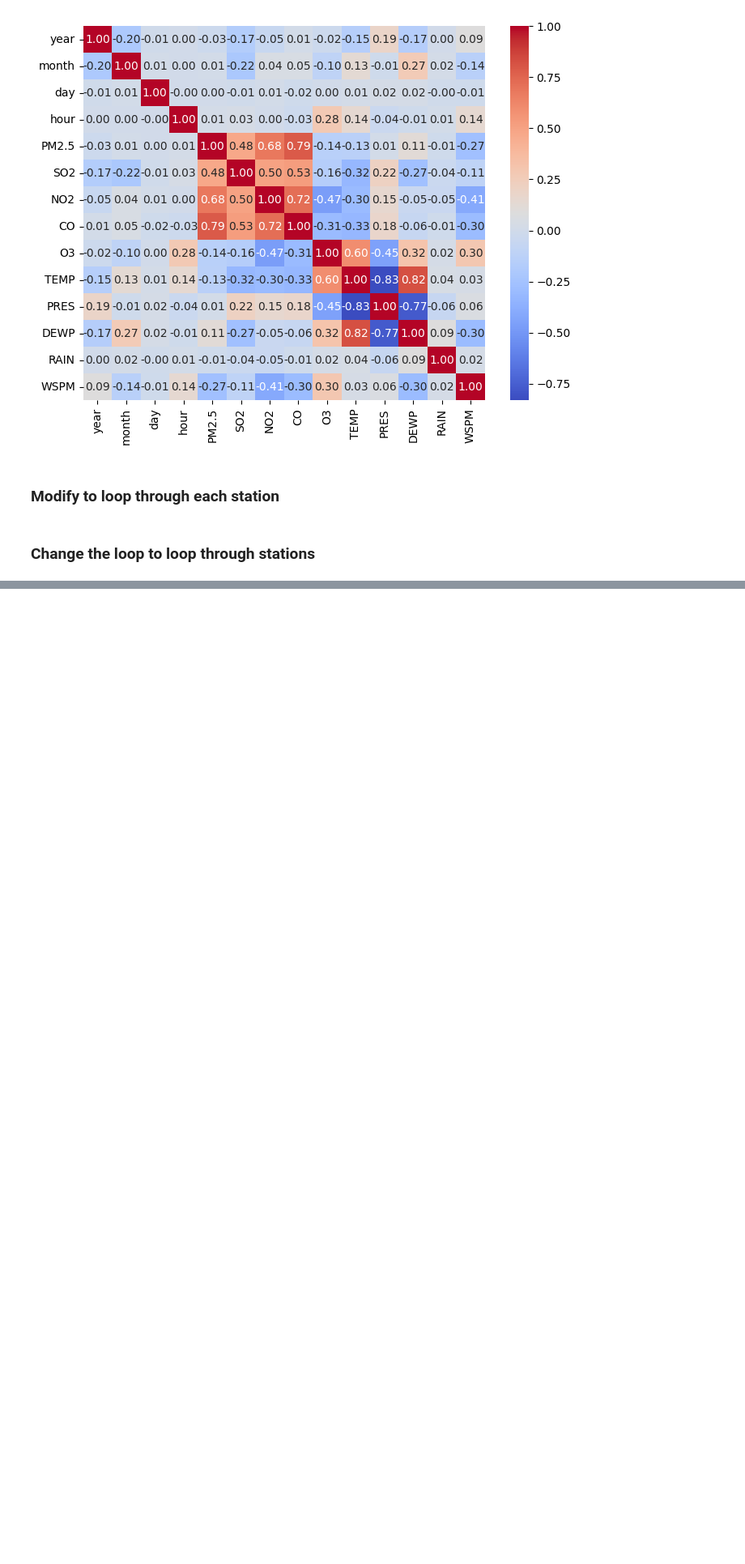
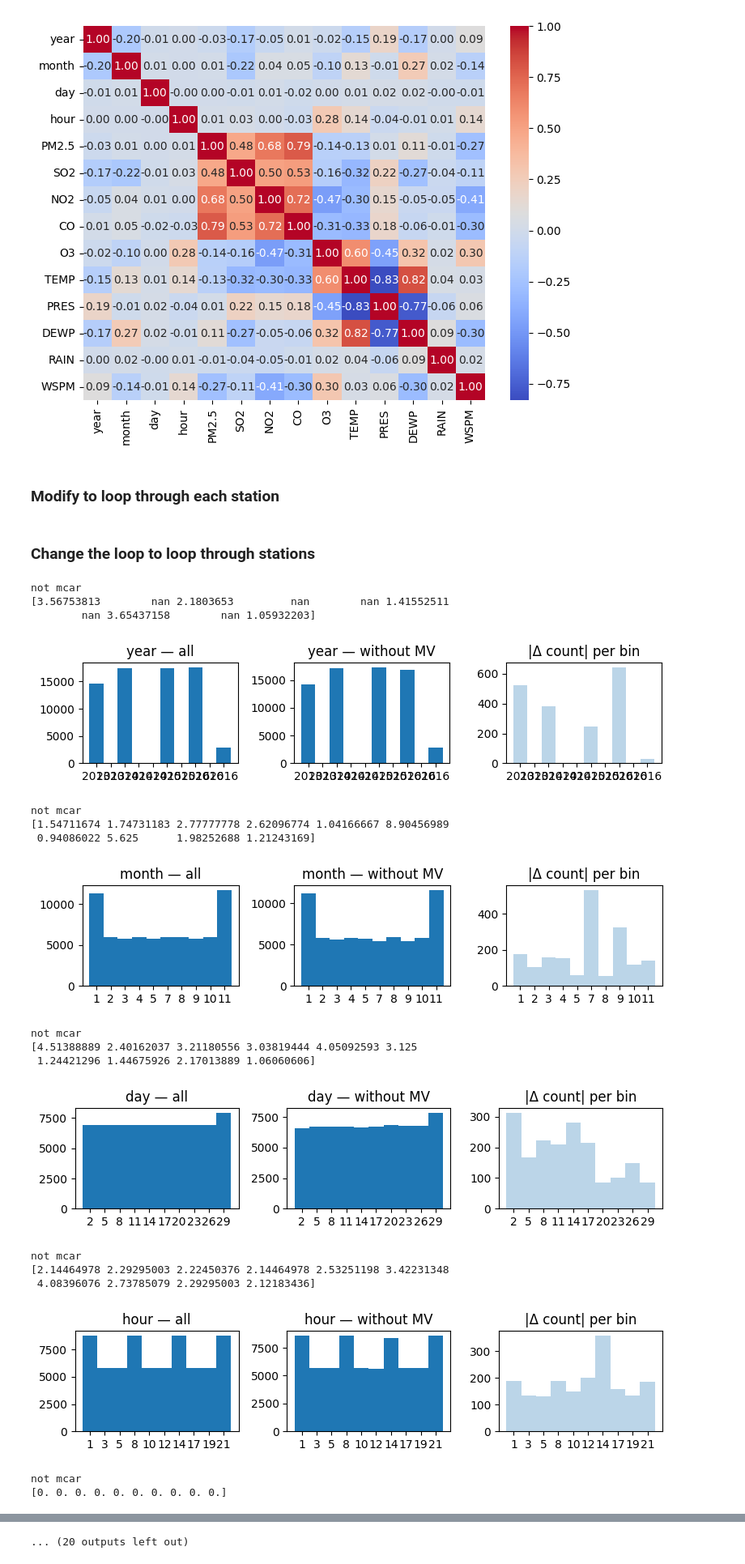
Before and after one commit to perujuice/AirQ_beijing, a Jupyter notebook: model.ipynb, the cells around one changed output, grey strips where cells are left out. Shown at 81% size. Drawn from its saved outputs; the diff is of its cells as text; code cells hidden in the pictures; blank space fills up the shorter version.

```diff
--- a/model.ipynb
+++ b/model.ipynb
@@ -313,4 +313,23 @@ def diagnose_mv(df, mv_column):
             plt.tight_layout()
             plt.show()
 # %%
-diagnose_mv(df, 'PM2.5')
+diagnose_mv(df[df["station"] == "Shunyi"], 'PM2.5')
+# %% [output]
+not mcar
+[3.56753813        nan 2.1803653         nan        nan 1.41552511
+        nan 3.65437158        nan 1.05932203]
+[figure, added]
+not mcar
+[1.54711674 1.74731183 2.77777778 2.62096774 1.04166667 8.90456989
+ 0.94086022 5.625      1.98252688 1.21243169]
+[figure, added]
+not mcar
+[4.51388889 2.40162037 3.21180556 3.03819444 4.05092593 3.125
+ 1.24421296 1.44675926 2.17013889 1.06060606]
+[figure, added]
+not mcar
+[2.14464978 2.29295003 2.22450376 2.14464978 2.53251198 3.42231348
+ 4.08396076 2.73785079 2.29295003 2.12183436]
+[figure, added]
+not mcar
+[0. 0. 0. 0. 0. 0. 0. 0. 0. 0.]
@@ -317,2 +341,3 @@ diagnose_mv(df, 'PM2.5')
+... (20 outputs left out)
 # %%
 diagnose_mv(df, 'SO2')
```
Also changed, not shown: parts of 15 cells of this notebook.
